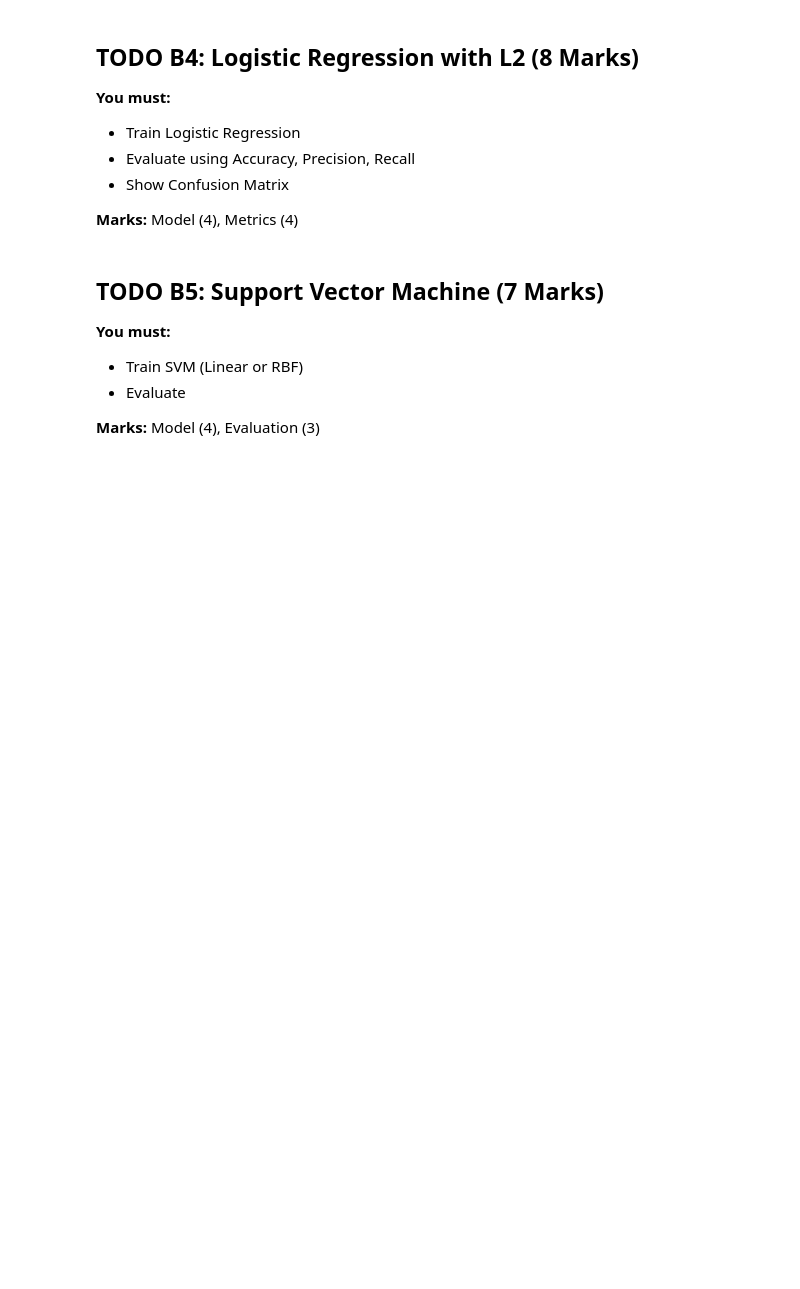
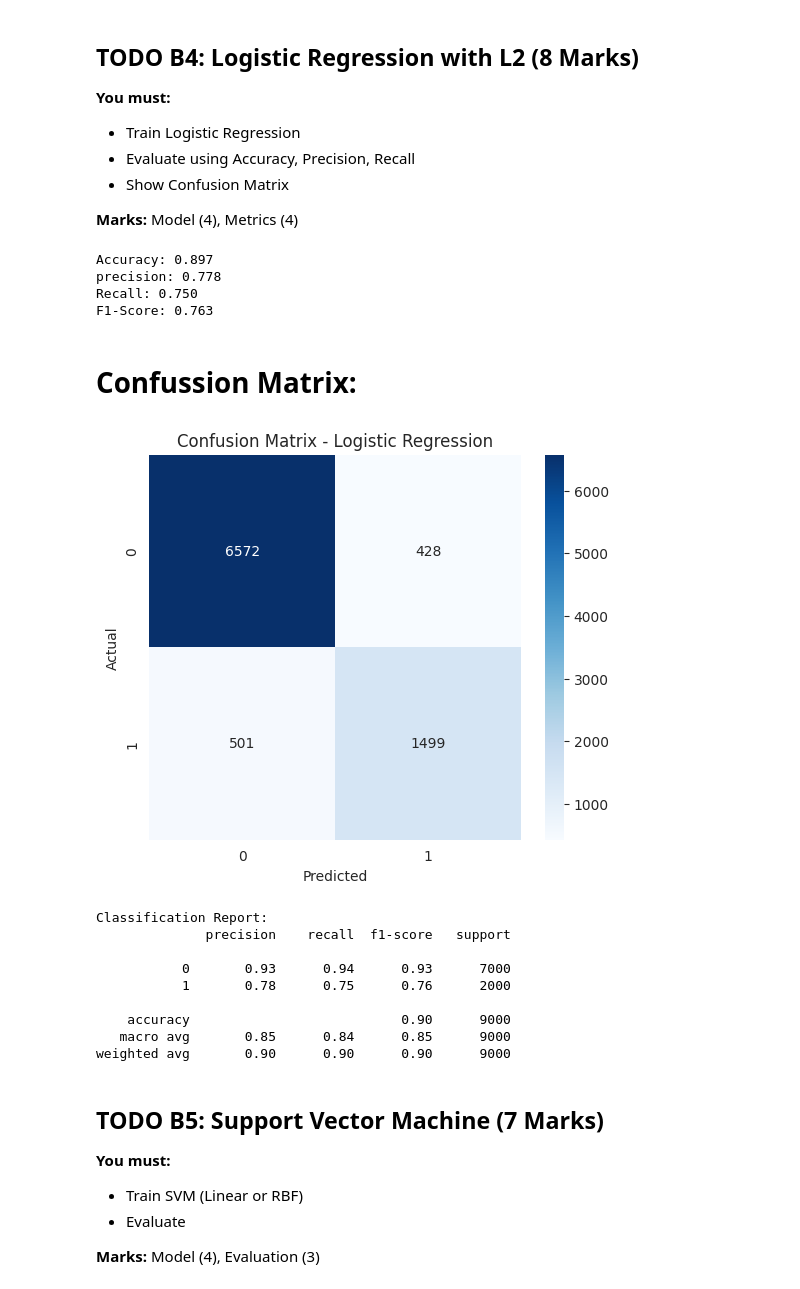
Before and after one commit to Md-Salman-Rahman339/AI-ML, a Jupyter notebook: Copy_of_AI_ML_Assignment_3_Module_19.ipynb, the cells around one changed output. Saved outputs shown, nothing was run; the diff lists cells and outputs as text; code cells hidden in the pictures; blank space fills up the shorter version.

```diff
--- a/Copy_of_AI_ML_Assignment_3_Module_19.ipynb
+++ b/Copy_of_AI_ML_Assignment_3_Module_19.ipynb
@@ -490,3 +527,48 @@ plt.show()
+# %%
+# TODO: Logistic Regression
+model_regression=LogisticRegression(penalty='l2',C=1.0,random_state=42,max_iter=1000)
+model_regression.fit(X_train_class_scaled,y_train_c)
+
+
+y_pred_logistic=model_regression.predict(X_test_class_scaled)
+
+log_accuracy=(accuracy_score(y_test_c,y_pred_logistic))
+log_precision=(precision_score(y_test_c,y_pred_logistic))
+log_recall=(recall_score(y_test_c,y_pred_logistic))
+log_f1=(f1_score(y_test_c,y_pred_logistic))
+
+print(  f"Accuracy: {log_accuracy:.3f}")
+print(  f"precision: {log_precision:.3f}")
+print(  f"Recall: {log_recall:.3f}")
+print(  f"F1-Score: {log_f1:.3f}")
+# %% [output]
+Accuracy: 0.897
+precision: 0.778
+Recall: 0.750
+F1-Score: 0.763
+# %% [markdown]
+# Confussion Matrix:
+# %%
+conf_log=confusion_matrix(y_test_c,y_pred_logistic)
+plt.figure(figsize=(6, 5))
+sns.heatmap(conf_log, annot=True, fmt='d', cmap='Blues')
+plt.xlabel('Predicted')
+plt.ylabel('Actual')
+plt.title('Confusion Matrix - Logistic Regression')
+plt.show()
+print("\nClassification Report:")
+print(classification_report(y_test_c, y_pred_logistic))
+# %% [output]
+[figure, added]
+Classification Report:
+              precision    recall  f1-score   support
+
+           0       0.93      0.94      0.93      7000
+           1       0.78      0.75      0.76      2000
+
+    accuracy                           0.90      9000
+   macro avg       0.85      0.84      0.85      9000
+weighted avg       0.90      0.90      0.90      9000
 # %% [markdown]
 ## TODO B5: Support Vector Machine (7 Marks)
 **You must:**
```
Also changed, not shown: parts of 9 cells of this notebook.
